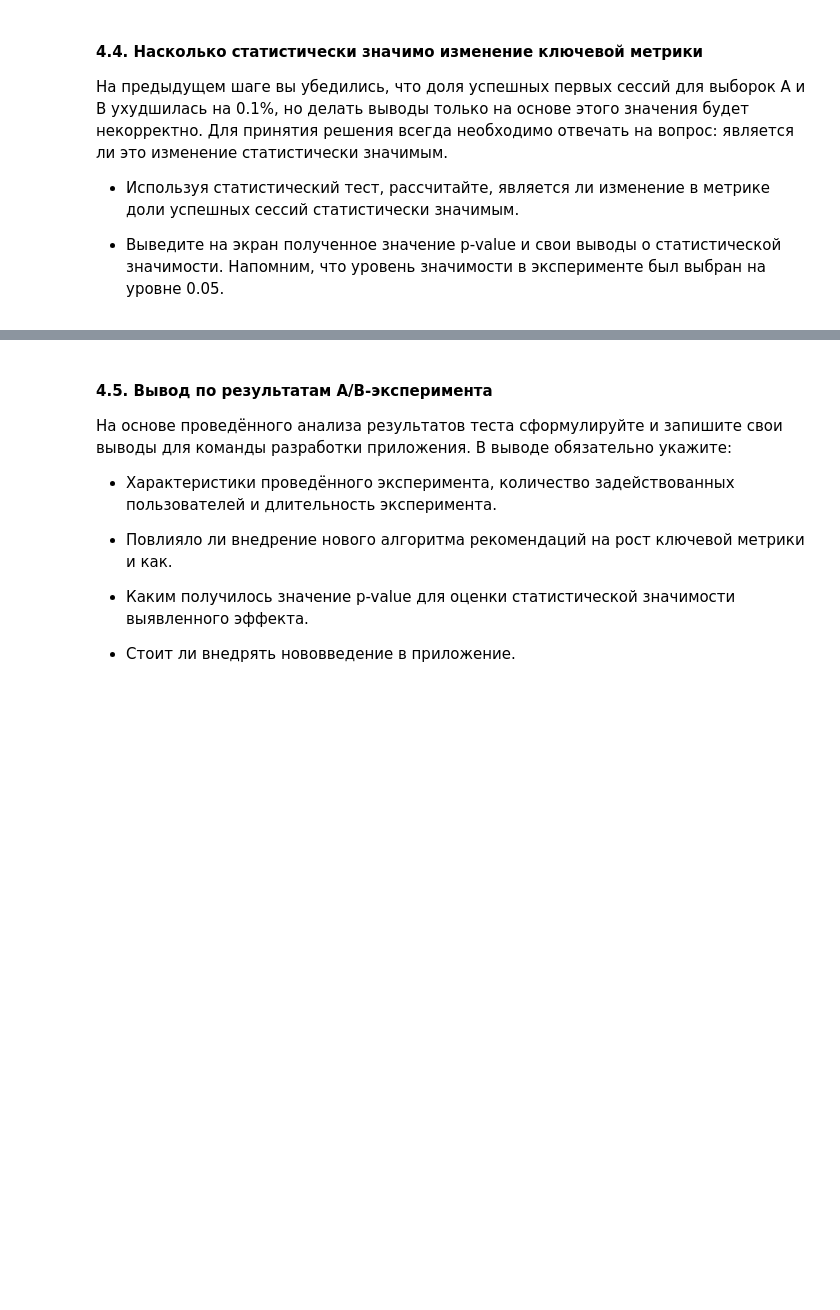
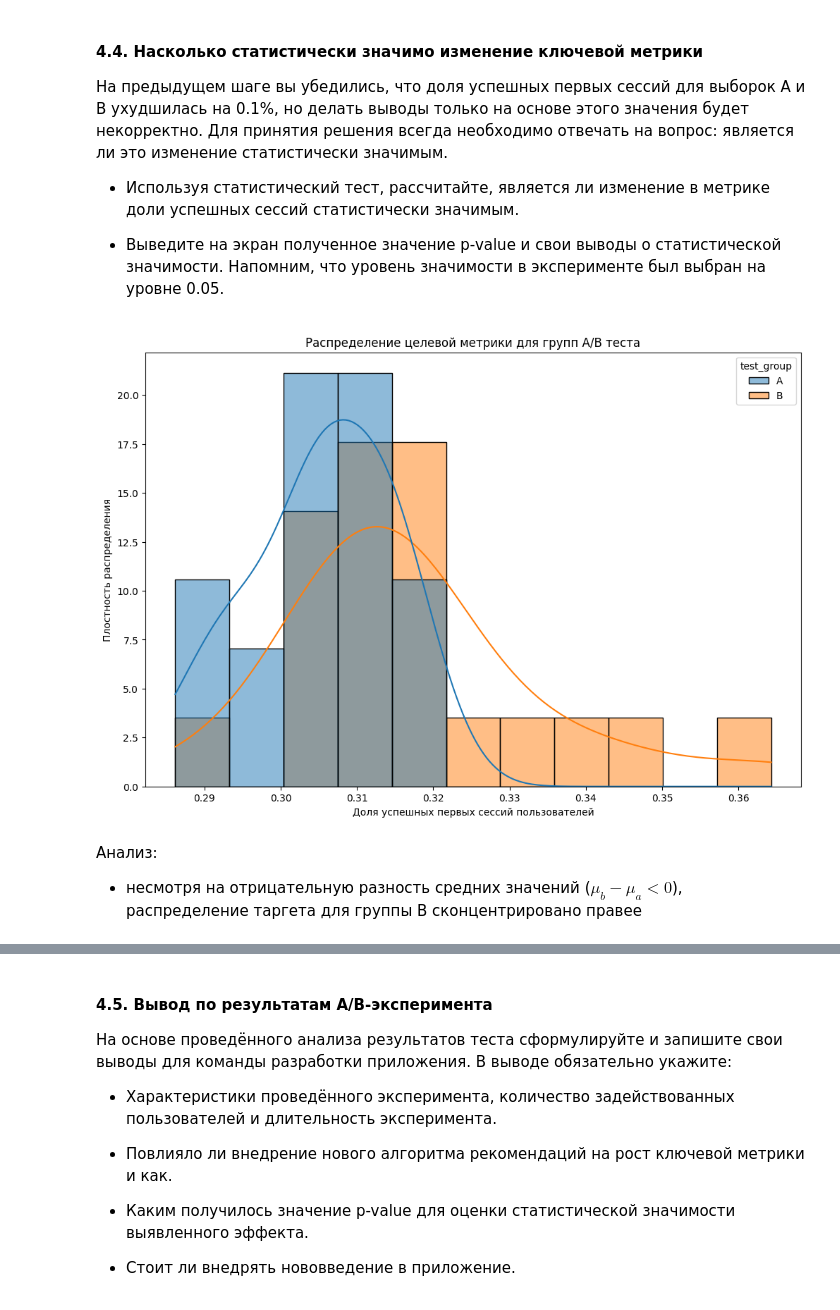
Before and after one commit to Plakhotniuk/practicum_ds, a Jupyter notebook: hypothesis_testing/advertisement_app.ipynb, the cells around one changed output, grey strips where cells are left out. Cells and saved outputs as stored; diff of their text form; code cells hidden in the pictures; blank space fills up the shorter version.

Commit message:
результаты A/B теста и выводы

```diff
--- a/hypothesis_testing/advertisement_app.ipynb
+++ b/hypothesis_testing/advertisement_app.ipynb
@@ -468,3 +475,7 @@ A/B-тест завершён, и у вас есть результаты за
 - Считайте и сохраните в датафрейм `sessions_test` CSV-файл с историческими данными о сессиях пользователей `sessions_project_test.csv`.
 
 - В датафрейме `sessions_test` создайте дополнительный столбец `good_session`. В него войдёт значение `1`, если за одну сессию было просмотрено 4 и более страниц, и значение `0`, если просмотрено меньше.
+# %%
+sessions_test = pd.read_csv('https://code.s3.yandex.net/datasets/sessions_project_test.csv')
+
+display(sessions_test.info(), sessions_test.head())
@@ -471,3 +508,5 @@ A/B-тест завершён, и у вас есть результаты за
+# %%
+sessions_test['good_session'] = (sessions_test['page_counter'] >= 4).astype(int)
 # %% [markdown]
 #### 4.2 Формулировка нулевой и альтернативной гипотез. Определение целевой, прокси- и барьерных метрик
 
@@ -483,3 +534,17 @@ A/B-тест завершён, и у вас есть результаты за
 Перейдем к анализу ключевой метрики — доле успешных первых сессий.
 
 Используйте созданный на первом шаге задания столбец `good_session` и рассчитайте долю успешных первых сессий для выборок A и B, а также разницу в этом показателе. Полученный вывод отобразите на экране.
+# %%
+first_sessions = sessions_test.groupby(['session_date', 'user_id']).first().reset_index() # первые сессии
+
+success_first_sessions_ab = first_sessions.groupby(
+    ['session_date', 'test_group']
+    )['good_session'].mean().reset_index(name='success_first_sessions_part')
+
+good_session_stat = success_first_sessions_ab.groupby('test_group')['success_first_sessions_part'].mean().reset_index()
+
+good_session_abs_diff = round(good_session_stat.iloc[1, 1] - good_session_stat.iloc[0, 1], 3)
+good_session_rel_diff = round(good_session_abs_diff / max(good_session_stat.iloc[0, 1], good_session_stat.iloc[1, 1]), 3)
+
+print('Целевая метрика: \n', good_session_stat)
+print(f'\nАбсолютная разность: {good_session_abs_diff}, Относительная: {good_session_rel_diff}')
@@ -491,3 +563,14 @@ A/B-тест завершён, и у вас есть результаты за
 - Используя статистический тест, рассчитайте, является ли изменение в метрике доли успешных сессий статистически значимым.
 
 - Выведите на экран полученное значение p-value и свои выводы о статистической значимости. Напомним, что уровень значимости в эксперименте был выбран на уровне 0.05.
+# %%
+sns.histplot(data=success_first_sessions_ab, x='success_first_sessions_part', stat='density', hue='test_group', kde=True)
+plt.title('Распределение целевой метрики для групп A/B теста')
+plt.xlabel('Доля успешных первых сессий пользователей')
+plt.ylabel('Плостность распределения')
+plt.show()
+# %% [output]
+[figure, added]
+# %% [markdown]
+Анализ:
+- несмотря на отрицательную разность средних значений ($\mu_b - \mu_a < 0$), распределение таргета для группы B сконцентрировано правее
```
Also changed, not shown: parts of 14 cells of this notebook.
